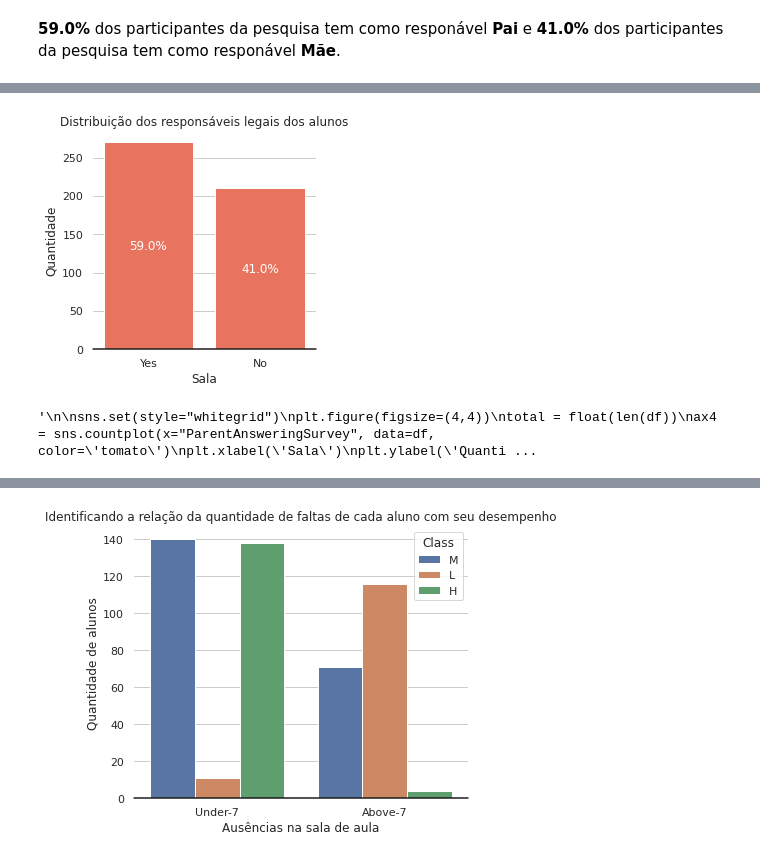
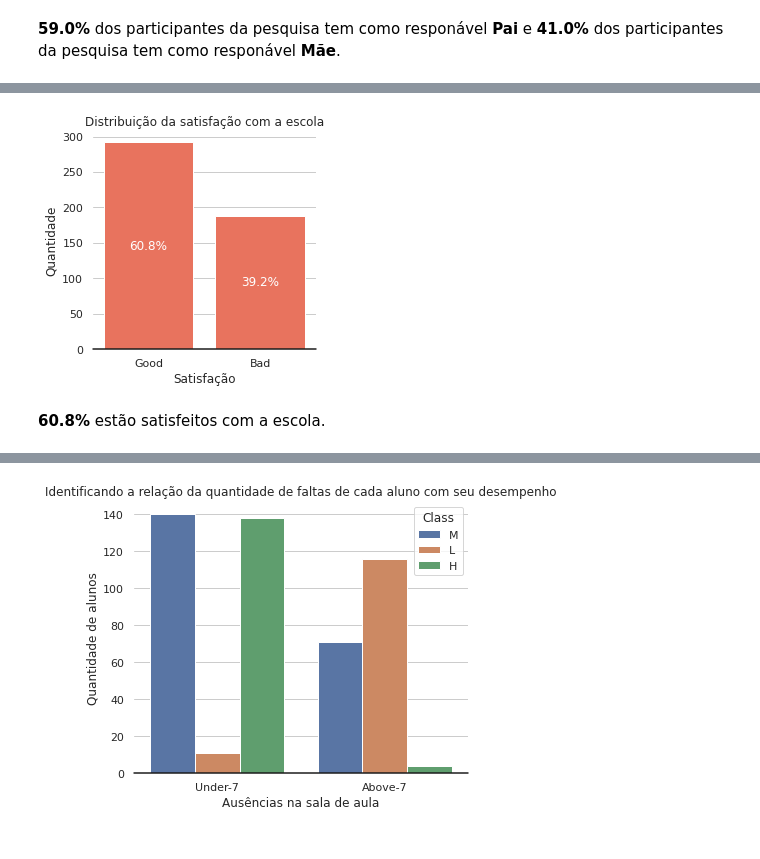
Before and after one commit to atlantico-academy/student-academic-performance, a Jupyter notebook: notebooks/01-exploratory_data_analysis.ipynb, the cells around one changed output, grey strips where cells are left out. Saved outputs shown, nothing was run; the diff lists cells and outputs as text; code cells hidden in the pictures.

```diff
--- a/notebooks/01-exploratory_data_analysis.ipynb
+++ b/notebooks/01-exploratory_data_analysis.ipynb
@@ -364,39 +369,23 @@ display(Markdown(f"**{(primeiro)/total*100:.1f}%** dos participantes da pesquisa
 # %%
 sns.set(style="whitegrid")
 plt.figure(figsize=(4,4))
 total = float(len(df))
 
-ax = sns.countplot(x="ParentAnsweringSurvey", data=df, color='tomato')
-plt.xlabel('Sala')
+ax = sns.countplot(x="ParentschoolSatisfaction", data=df, color='tomato')
+plt.xlabel('Satisfação')
 plt.ylabel('Quantidade')
-plt.title('Distribuição dos responsáveis legais dos alunos', fontsize=12)
+plt.title('Distribuição da satisfação com a escola', fontsize=12)
 ax.set(frame_on=False)
 ax.axhline(0, color="k", clip_on=False)
 ax.bar_label(
     ax.containers[0],
-    labels=[f"{value:.1f}%" for value in df.Relation.value_counts().to_numpy()/total*100],
+    labels=[f"{value:.1f}%" for value in df.ParentschoolSatisfaction.value_counts().to_numpy()/total*100],
     label_type="center",
     color="white"
 )
 plt.show()
-"""
-
-sns.set(style="whitegrid")
-plt.figure(figsize=(4,4))
-total = float(len(df))
-ax4 = sns.countplot(x="ParentAnsweringSurvey", data=df, color='tomato')
-plt.xlabel('Sala')
-plt.ylabel('Quantidade')
-plt.title('Distribuição dos alunos nas salas de aula', fontsize=12)
-ax4.set(frame_on=False)
-ax4.axhline(0, color="k", clip_on=False)
-for p in ax4.patches:
-    percentage = '{:.1f}%'.format(100 * p.get_height()/total)
-    x = p.get_x() + p.get_width()
-    y = p.get_height()
-    ax4.annotate(percentage, (x, y),ha='right')
-plt.show()
-"""
+primeiro = df.ParentschoolSatisfaction.value_counts().to_list()[0]
+display(Markdown(f"**{(primeiro)/total*100:.1f}%** estão satisfeitos com a escola."))
 # %% [output]
-[figure, old version]
+[figure, new version]
-'\n\nsns.set(style="whitegrid")\nplt.figure(figsize=(4,4))\ntotal = float(len(df))\nax4 = sns.countplot(x="ParentAnsweringSurvey", data=df, color=\'tomato\')\nplt.xlabel(\'Sala\')\nplt.ylabel(\'Quanti ...
+**60.8%** estão satisfeitos com a escola.
```
Also changed, not shown: parts of 10 cells of this notebook.
